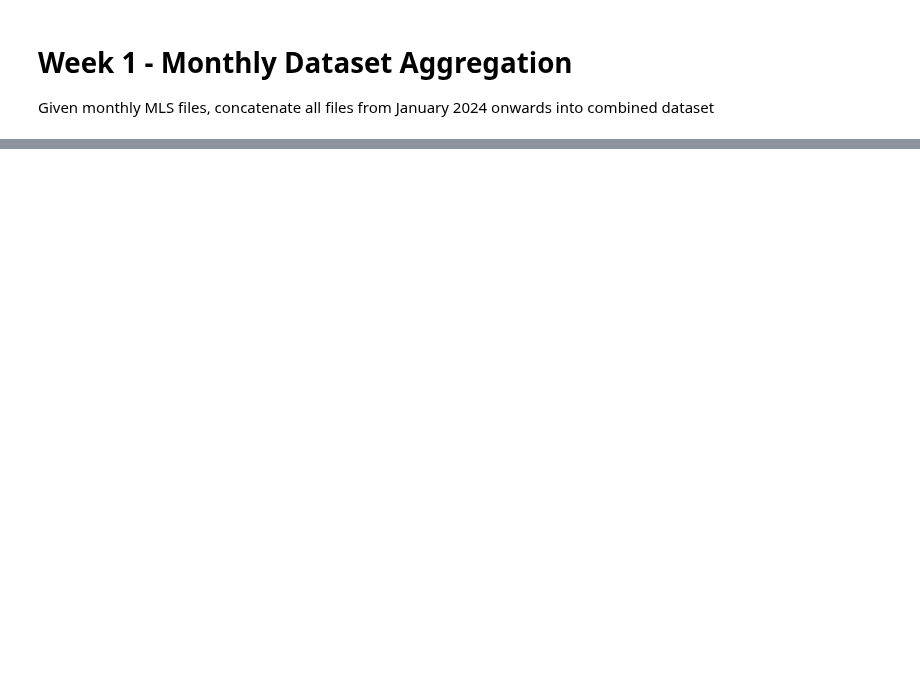
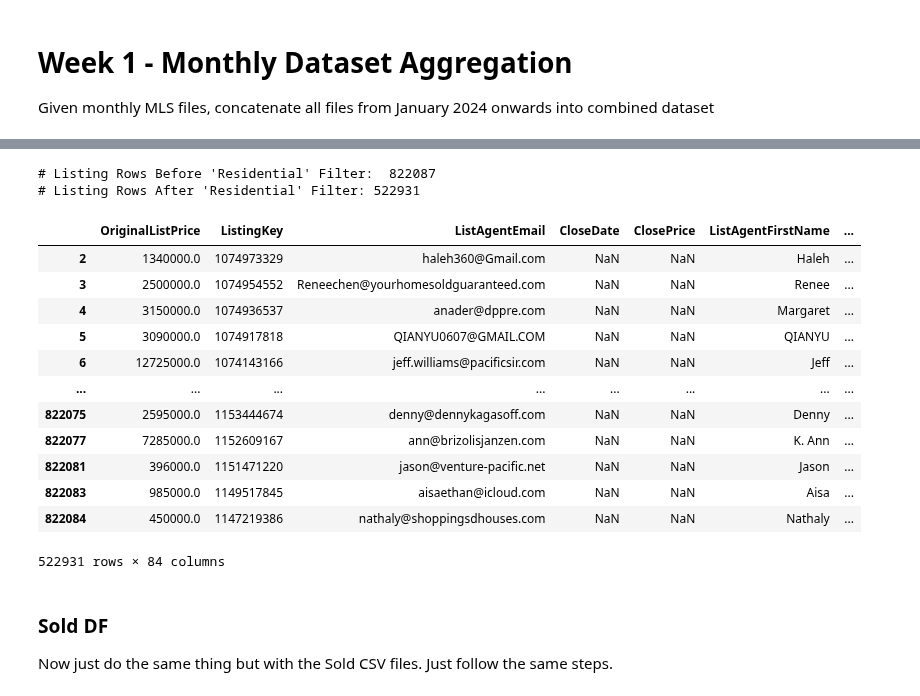
Before and after one commit to melxng/IDX-Exchange-Data-Analyst, a Jupyter notebook: notebooks/w1.ipynb, the cells around one changed output, grey strips where cells are left out. Saved outputs shown, nothing was run; the diff lists cells and outputs as text; code cells hidden in the pictures; blank space fills up the shorter version.

```diff
--- a/notebooks/w1.ipynb
+++ b/notebooks/w1.ipynb
@@ -121,0 +140,29 @@ CRMLSListing202604.csv -> 39020 ROW and 82 COL
+# %%
+# now filter based on the PropertyType == "Residential"
+listings_before_filter = len(listings)
+
+listings_residential = listings[listings["PropertyType"] == "Residential"].copy()
+
+print("# Listing Rows Before 'Residential' Filter: ", listings_before_filter)
+print("# Listing Rows After 'Residential' Filter:", len(listings_residential))
+
+listings_residential
+# %% [output]
+# Listing Rows Before 'Residential' Filter:  822087
+# Listing Rows After 'Residential' Filter: 522931
+|  | OriginalListPrice | ListingKey | ListAgentEmail | CloseDate | ClosePrice | ListAgentFirstName | ... |
+| 2 | 1340000.0 | 1074973329 | haleh360@Gmail.com | NaN | NaN | Haleh | ... |
+| 3 | 2500000.0 | 1074954552 | Reneechen@yourhomesoldguaranteed.com | NaN | NaN | Renee | ... |
+| 4 | 3150000.0 | 1074936537 | anader@dppre.com | NaN | NaN | Margaret | ... |
+| 5 | 3090000.0 | 1074917818 | QIANYU0607@GMAIL.COM | NaN | NaN | QIANYU | ... |
+| 6 | 12725000.0 | 1074143166 | jeff.williams@pacificsir.com | NaN | NaN | Jeff | ... |
+| ... | ... | ... | ... | ... | ... | ... | ... |
+| 822075 | 2595000.0 | 1153444674 | denny@dennykagasoff.com | NaN | NaN | Denny | ... |
+| 822077 | 7285000.0 | 1152609167 | ann@brizolisjanzen.com | NaN | NaN | K. Ann | ... |
+| 822081 | 396000.0 | 1151471220 | jason@venture-pacific.net | NaN | NaN | Jason | ... |
+| 822083 | 985000.0 | 1149517845 | aisaethan@icloud.com | NaN | NaN | Aisa | ... |
+| 822084 | 450000.0 | 1147219386 | nathaly@shoppingsdhouses.com | NaN | NaN | Nathaly | ... |
+522931 rows × 84 columns
+# %% [markdown]
+### Sold DF
+Now just do the same thing but with the Sold CSV files. Just follow the same steps.
```
Also changed, not shown: parts of 22 cells of this notebook, 1 other file.
